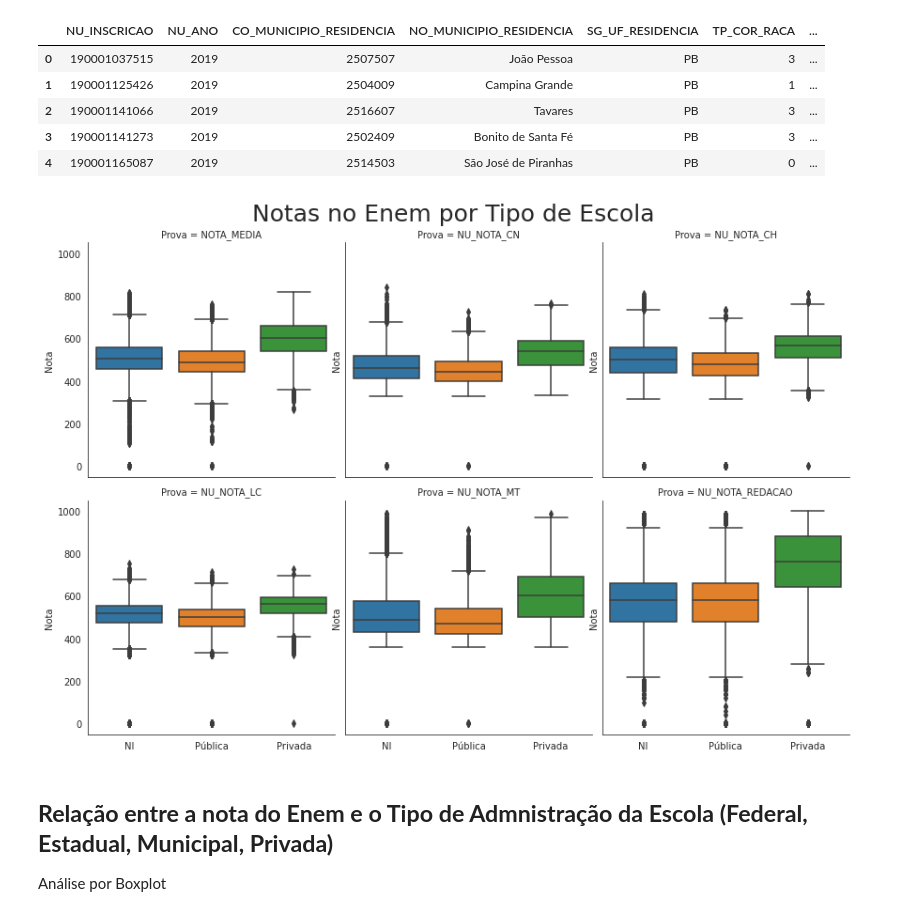
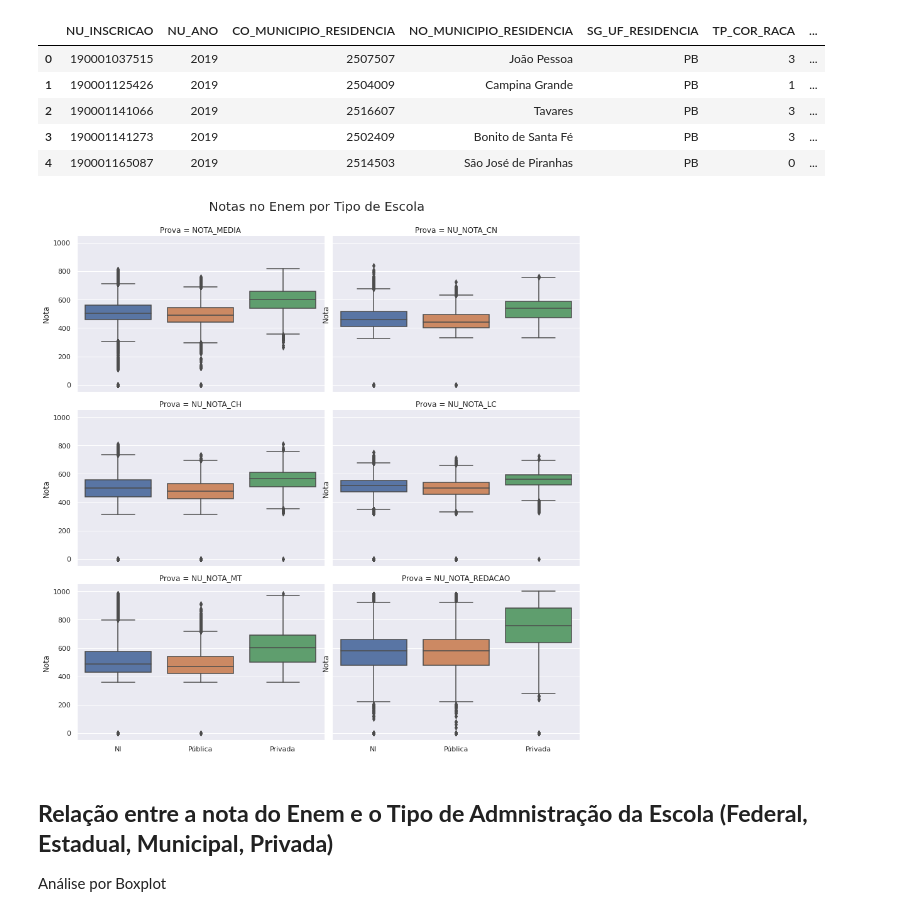
Before and after one commit to mariaeco/ICD_project_Maria, a Jupyter notebook: ProjetoICD_Maria_ExploracaoInicial.ipynb, the cells around one changed output. Cells and saved outputs as stored; diff of their text form; code cells hidden in the pictures.

```diff
--- a/ProjetoICD_Maria_ExploracaoInicial.ipynb
+++ b/ProjetoICD_Maria_ExploracaoInicial.ipynb
@@ -38,9 +38,3 @@ dfEnem.head()
 | 2 | 190001141066 | 2019 | 2516607 | Tavares | PB | 3 | ... |
 | 3 | 190001141273 | 2019 | 2502409 | Bonito de Santa Fé | PB | 3 | ... |
 | 4 | 190001165087 | 2019 | 2514503 | São José de Piranhas | PB | 0 | ... |
-# %%
-#Nova coluna com as médias das Notas
-dfEnem.drop(['TP_LINGUA'], axis=1, inplace=True)
-col = dfEnem.loc[:,'NU_NOTA_CN':'NU_NOTA_REDACAO']
-dfEnem['NOTA_MEDIA'] = col.mean(axis=1)
-dfEnem
@@ -147,16 +127,17 @@ dfEnemMELT.head()
 | 4 | 190001165087 | 2019 | 2514503 | São José de Piranhas | PB | 0 | ... |
 # %%
 sns.set_style("white")
+sns.set(font_scale=1)
 g = sns.catplot(x="TP_ESCOLA", y="Nota", #hue = dose
-                col="Prova",col_wrap=3,
+                col="Prova",col_wrap=2,
                 data=dfEnemMELT, kind="box",
-                height=4, aspect=1);
-g.fig.suptitle("Notas no Enem por Tipo de Escola",y=1.03, fontsize=25)
+                height=4, aspect=1.5);
+g.fig.suptitle("Notas no Enem por Tipo de Escola",y=1.03, fontsize=20)
 g.set(ylabel="Nota", xlabel="")
 plt.xticks([0, 1, 2], ['NI', 'Pública', 'Privada'])
 plt.show()
 # %% [output]
-[figure, old version]
+[figure, new version]
 # %% [markdown]
 ## **Relação entre a nota do Enem e o Tipo de Admnistração da Escola (Federal, Estadual, Municipal, Privada)**
 Análise por Boxplot
```
Also changed, not shown: parts of 21 cells of this notebook.
